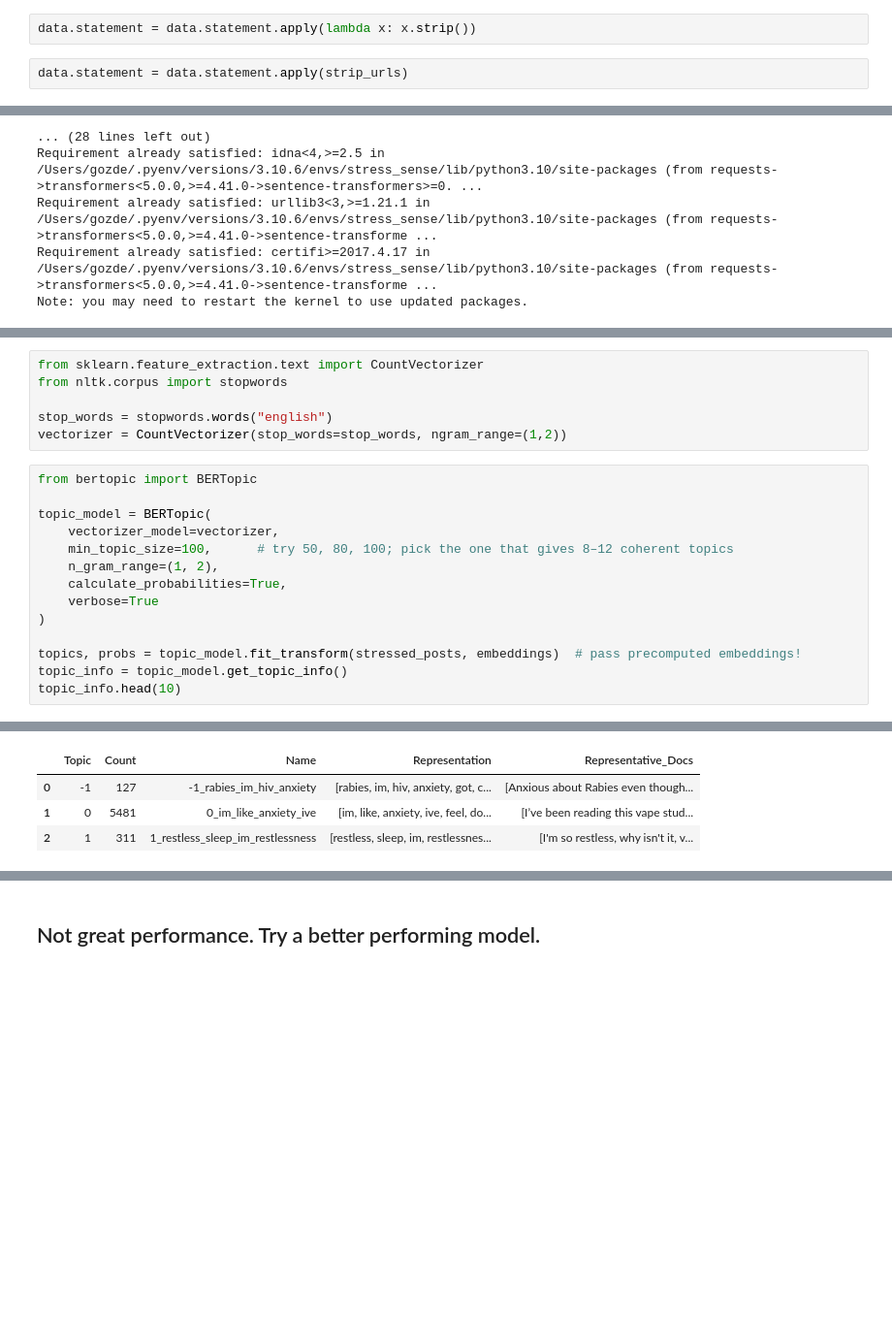
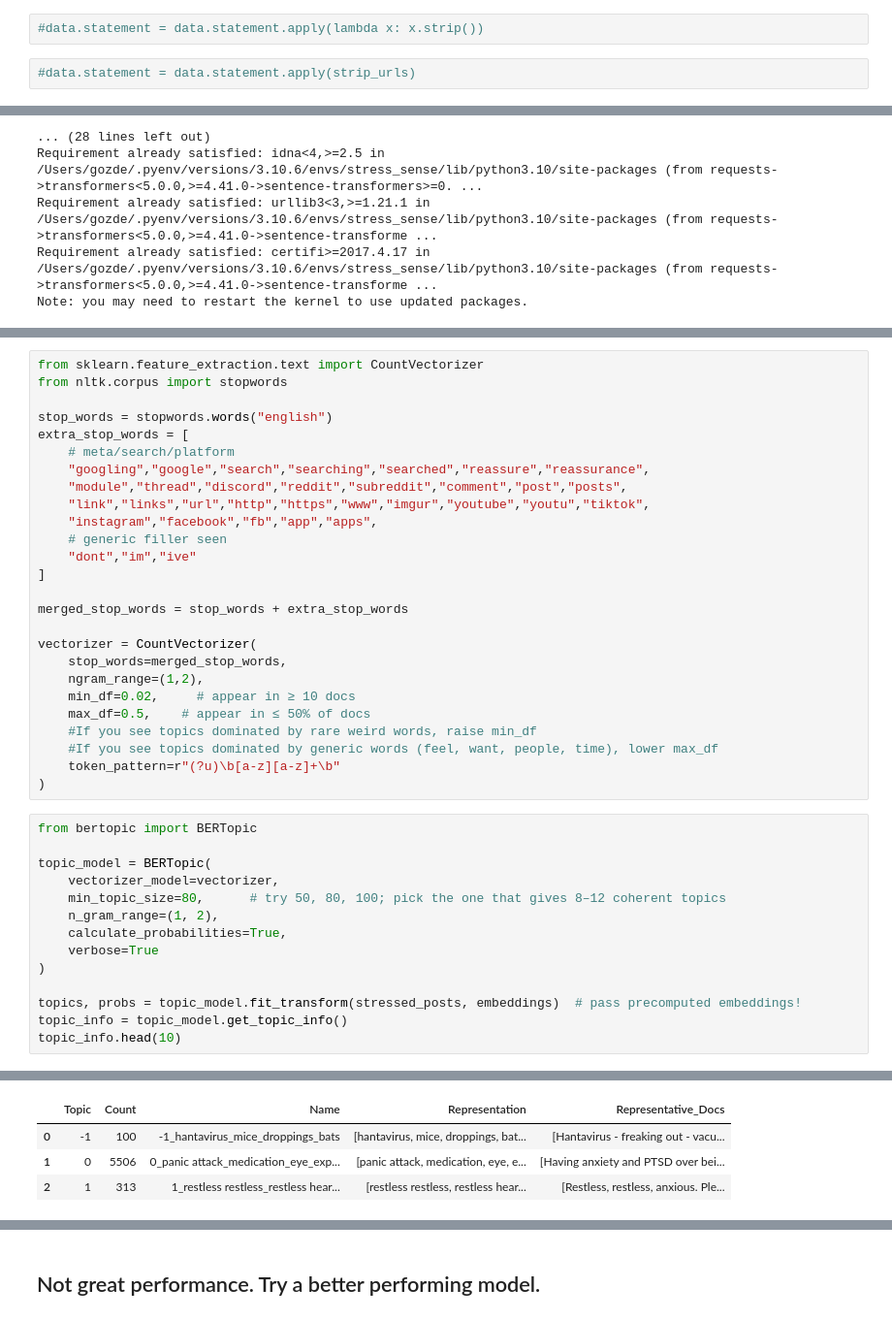
Before and after one commit to g0zzy/stress_sense, a Jupyter notebook: notebooks/g0zzy_bertopic.ipynb, the cells around one changed output, grey strips where cells are left out. Shown at 97% size. Drawn from its saved outputs; the diff is of its cells as text; blank space fills up the shorter version.

```diff
--- a/notebooks/g0zzy_bertopic.ipynb
+++ b/notebooks/g0zzy_bertopic.ipynb
@@ -27,6 +54,6 @@ def strip_urls(text: str) -> str:
 
 * **Transformers are trained on raw(ish) text**
 # %%
-data.statement = data.statement.apply(lambda x: x.strip())
+#data.statement = data.statement.apply(lambda x: x.strip())
 # %%
-data.statement = data.statement.apply(strip_urls)
+#data.statement = data.statement.apply(strip_urls)
@@ -192,13 +231,33 @@ from sklearn.feature_extraction.text import CountVectorizer
 from nltk.corpus import stopwords
 
 stop_words = stopwords.words("english")
-vectorizer = CountVectorizer(stop_words=stop_words, ngram_range=(1,2))
+extra_stop_words = [
+    # meta/search/platform
+    "googling","google","search","searching","searched","reassure","reassurance",
+    "module","thread","discord","reddit","subreddit","comment","post","posts",
+    "link","links","url","http","https","www","imgur","youtube","youtu","tiktok",
+    "instagram","facebook","fb","app","apps",
+    # generic filler seen
+    "dont","im","ive"
+]
+
+merged_stop_words = stop_words + extra_stop_words
+
+vectorizer = CountVectorizer(
+    stop_words=merged_stop_words,
+    ngram_range=(1,2),
+    min_df=0.02,     # appear in ≥ 10 docs
+    max_df=0.5,    # appear in ≤ 50% of docs
+    #If you see topics dominated by rare weird words, raise min_df
+    #If you see topics dominated by generic words (feel, want, people, time), lower max_df
+    token_pattern=r"(?u)\b[a-z][a-z]+\b"
+)
 # %%
 from bertopic import BERTopic
 
 topic_model = BERTopic(
     vectorizer_model=vectorizer,
-    min_topic_size=100,      # try 50, 80, 100; pick the one that gives 8–12 coherent topics
+    min_topic_size=80,      # try 50, 80, 100; pick the one that gives 8–12 coherent topics
     n_gram_range=(1, 2),
     calculate_probabilities=True,
     verbose=True
@@ -217,7 +276,7 @@ topic_info.head(10)
 |  | Topic | Count | Name | Representation | Representative_Docs |
-| 0 | -1 | 127 | -1_rabies_im_hiv_anxiety | [rabies, im, hiv, anxiety, got, c... | [Anxious about Rabies even though... |
-| 1 | 0 | 5481 | 0_im_like_anxiety_ive | [im, like, anxiety, ive, feel, do... | [I’ve been reading this vape stud... |
-| 2 | 1 | 311 | 1_restless_sleep_im_restlessness | [restless, sleep, im, restlessnes... | [I'm so restless, why isn't it, v... |
+| 0 | -1 | 100 | -1_hantavirus_mice_droppings_bats | [hantavirus, mice, droppings, bat... | [Hantavirus - freaking out - vacu... |
+| 1 | 0 | 5506 | 0_panic attack_medication_eye_exp... | [panic attack, medication, eye, e... | [Having anxiety and PTSD over bei... |
+| 2 | 1 | 313 | 1_restless restless_restless hear... | [restless restless, restless hear... | [Restless, restless, anxious. Ple... |
 # %%
 # Top words per topic
 for tid in topic_info["Topic"].head(10):
```
Also changed, not shown: parts of 19 cells of this notebook.
